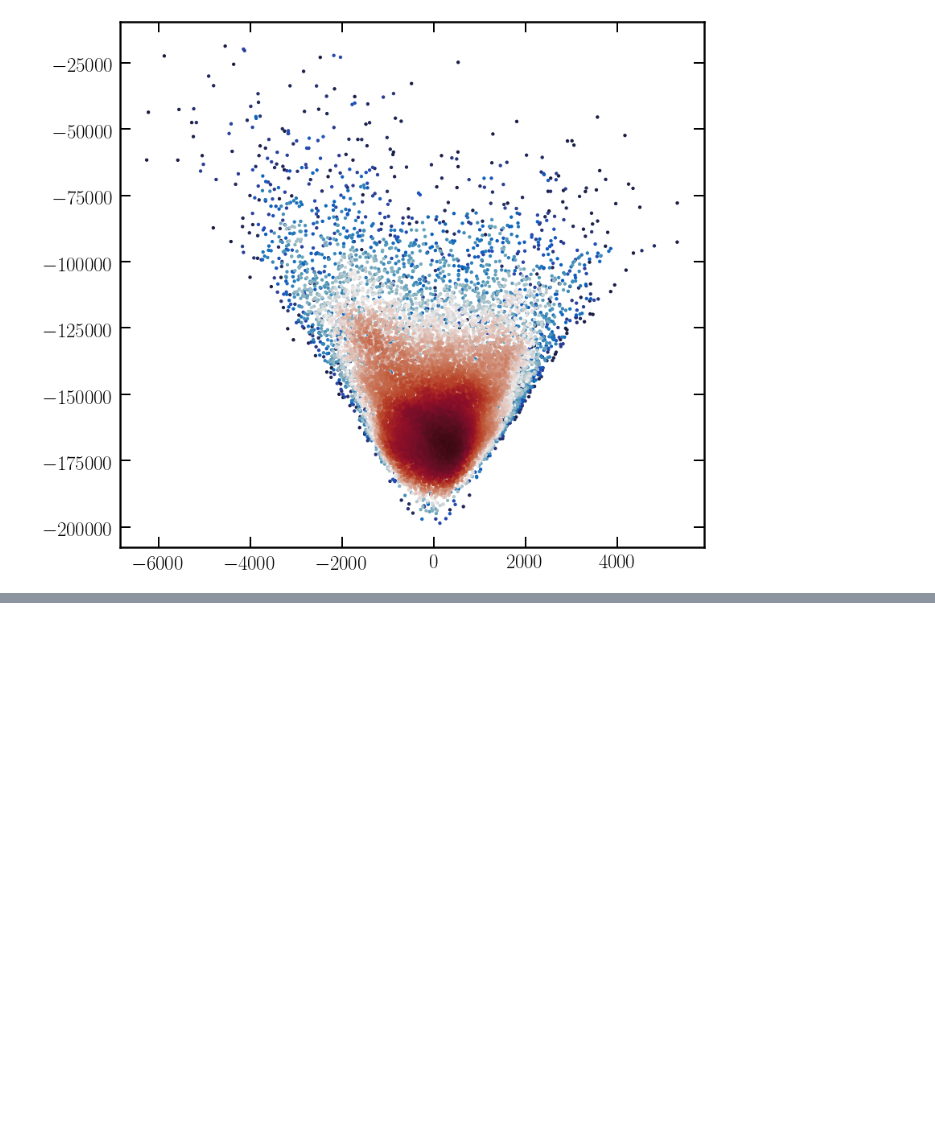
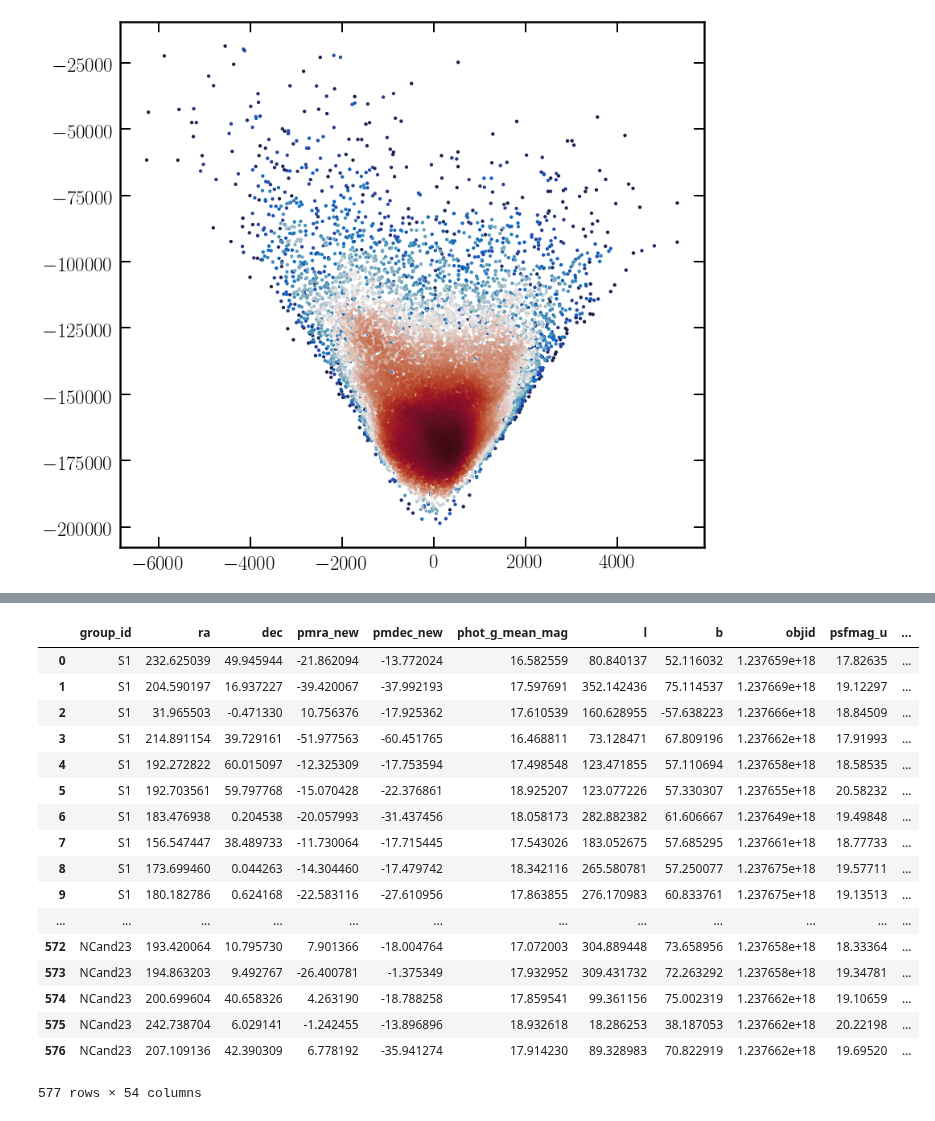
Before and after one commit to cajohare/DarkShards, a Jupyter notebook: code/ExtractHalo.ipynb, the cells around one changed output, grey strips where cells are left out. Drawn from its saved outputs; the diff is of its cells as text; code cells hidden in the pictures; blank space fills up the shorter version.

```diff
--- a/code/ExtractHalo.ipynb
+++ b/code/ExtractHalo.ipynb
@@ -417,0 +519,14 @@ array([-5.95160418e+13, -5.95160425e+13, -5.95160384e+13])
+# %%
+# Keep all high significance shards
+halocond = argmax(Ps,axis=1)==1
+#halocond[0:610] = True
+df_S2 = df_S_full.loc[halocond]
+
+# Remove substructures which lose most of their stars
+df_S2_cleaned = df_S.loc[halocond]
+for i in range(0,size(names)):
+    nstars = shape(df_S.loc[df_S.group_id==names[i]])[0]
+    nstars_h = shape(df_S2_cleaned.loc[df_S2_cleaned.group_id==names[i]])[0]
+    if abs(nstars-nstars_h)/(1.0*nstars)>0.2:
+        df_S2_cleaned = df_S2_cleaned[~df_S2_cleaned.group_id.isin([names[i]])]
+    print(names[i],'=',nstars,'    ->    ',nstars_h,'   diff = ',nstars-nstars_h,abs(nstars-nstars_h)/(1.0*nstars))
@@ -417,0 +551,26 @@ array([-5.95160418e+13, -5.95160425e+13, -5.95160384e+13])
+# %%
+df_save = df_S2_cleaned.loc[:, ~df_S2_cleaned.columns.str.contains('^Unnamed')]
+df_save = df_save.reset_index()
+df_save = df_save.drop('index',axis=1)
+df_save.to_csv('../data/GAIA_SDSS_Shards_HaloCleaned.csv',float_format='%.8f',index=True)
+# %%
+df_save
+# %% [output]
+|  | group_id | ra | dec | pmra_new | pmdec_new | phot_g_mean_mag | l | b | objid | psfmag_u | ... |
+| 0 | S1 | 232.625039 | 49.945944 | -21.862094 | -13.772024 | 16.582559 | 80.840137 | 52.116032 | 1.237659e+18 | 17.82635 | ... |
+| 1 | S1 | 204.590197 | 16.937227 | -39.420067 | -37.992193 | 17.597691 | 352.142436 | 75.114537 | 1.237669e+18 | 19.12297 | ... |
+| 2 | S1 | 31.965503 | -0.471330 | 10.756376 | -17.925362 | 17.610539 | 160.628955 | -57.638223 | 1.237666e+18 | 18.84509 | ... |
+| 3 | S1 | 214.891154 | 39.729161 | -51.977563 | -60.451765 | 16.468811 | 73.128471 | 67.809196 | 1.237662e+18 | 17.91993 | ... |
+| 4 | S1 | 192.272822 | 60.015097 | -12.325309 | -17.753594 | 17.498548 | 123.471855 | 57.110694 | 1.237658e+18 | 18.58535 | ... |
+| 5 | S1 | 192.703561 | 59.797768 | -15.070428 | -22.376861 | 18.925207 | 123.077226 | 57.330307 | 1.237655e+18 | 20.58232 | ... |
+| 6 | S1 | 183.476938 | 0.204538 | -20.057993 | -31.437456 | 18.058173 | 282.882382 | 61.606667 | 1.237649e+18 | 19.49848 | ... |
+| 7 | S1 | 156.547447 | 38.489733 | -11.730064 | -17.715445 | 17.543026 | 183.052675 | 57.685295 | 1.237661e+18 | 18.77733 | ... |
+| 8 | S1 | 173.699460 | 0.044263 | -14.304460 | -17.479742 | 18.342116 | 265.580781 | 57.250077 | 1.237675e+18 | 19.57711 | ... |
+| 9 | S1 | 180.182786 | 0.624168 | -22.583116 | -27.610956 | 17.863855 | 276.170983 | 60.833761 | 1.237675e+18 | 19.13513 | ... |
+| ... | ... | ... | ... | ... | ... | ... | ... | ... | ... | ... | ... |
+| 572 | NCand23 | 193.420064 | 10.795730 | 7.901366 | -18.004764 | 17.072003 | 304.889448 | 73.658956 | 1.237658e+18 | 18.33364 | ... |
+| 573 | NCand23 | 194.863203 | 9.492767 | -26.400781 | -1.375349 | 17.932952 | 309.431732 | 72.263292 | 1.237658e+18 | 19.34781 | ... |
+| 574 | NCand23 | 200.699604 | 40.658326 | 4.263190 | -18.788258 | 17.859541 | 99.361156 | 75.002319 | 1.237662e+18 | 19.10659 | ... |
+| 575 | NCand23 | 242.738704 | 6.029141 | -1.242455 | -13.896896 | 18.932618 | 18.286253 | 38.187053 | 1.237662e+18 | 20.22198 | ... |
+| 576 | NCand23 | 207.109136 | 42.390309 | 6.778192 | -35.941274 | 17.914230 | 89.328983 | 70.822919 | 1.237662e+18 | 19.69520 | ... |
+577 rows × 54 columns
```
Also changed, not shown: parts of 12 cells of this notebook, 30 other files.
